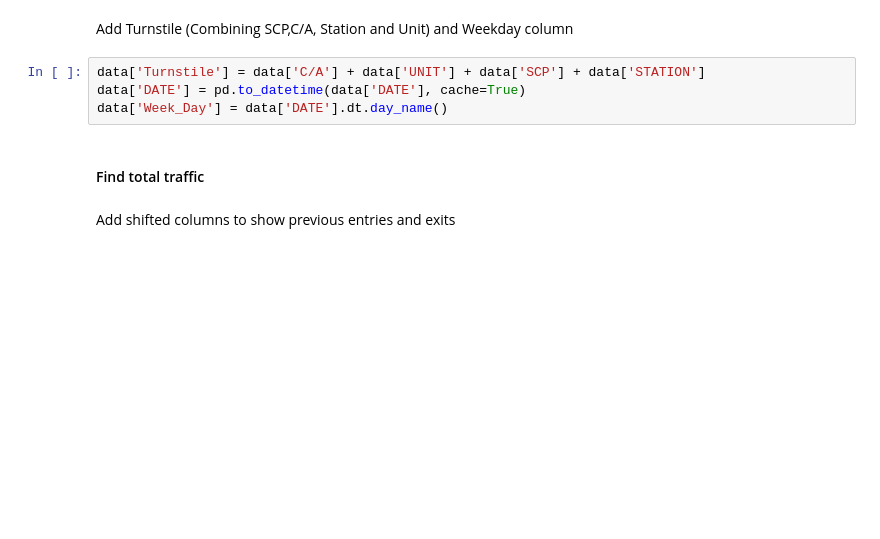
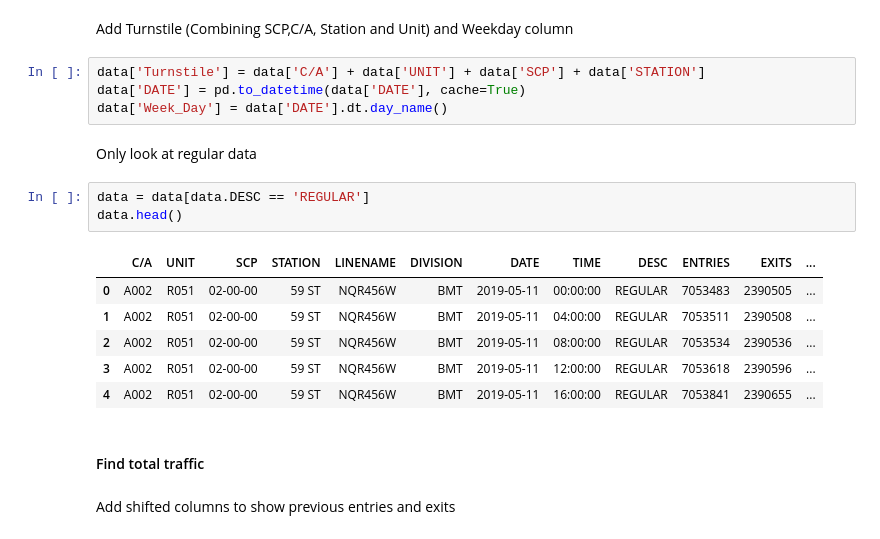
Before and after one commit to racheldilley1/mta-project-1, a Jupyter notebook: Proj2.ipynb, the cells around one changed output. Saved outputs shown, nothing was run; the diff lists cells and outputs as text; blank space fills up the shorter version.

```diff
--- a/Proj2.ipynb
+++ b/Proj2.ipynb
@@ -51,6 +42,18 @@ Add Turnstile (Combining SCP,C/A, Station and Unit) and Weekday column
 data['Turnstile'] = data['C/A'] + data['UNIT'] + data['SCP'] + data['STATION']
 data['DATE'] = pd.to_datetime(data['DATE'], cache=True)
 data['Week_Day'] = data['DATE'].dt.day_name()
+# %% [markdown]
+Only look at regular data
+# %%
+data = data[data.DESC == 'REGULAR']
+data.head()
+# %% [output]
+|  | C/A | UNIT | SCP | STATION | LINENAME | DIVISION | DATE | TIME | DESC | ENTRIES | EXITS | ... |
+| 0 | A002 | R051 | 02-00-00 | 59 ST | NQR456W | BMT | 2019-05-11 | 00:00:00 | REGULAR | 7053483 | 2390505 | ... |
+| 1 | A002 | R051 | 02-00-00 | 59 ST | NQR456W | BMT | 2019-05-11 | 04:00:00 | REGULAR | 7053511 | 2390508 | ... |
+| 2 | A002 | R051 | 02-00-00 | 59 ST | NQR456W | BMT | 2019-05-11 | 08:00:00 | REGULAR | 7053534 | 2390536 | ... |
+| 3 | A002 | R051 | 02-00-00 | 59 ST | NQR456W | BMT | 2019-05-11 | 12:00:00 | REGULAR | 7053618 | 2390596 | ... |
+| 4 | A002 | R051 | 02-00-00 | 59 ST | NQR456W | BMT | 2019-05-11 | 16:00:00 | REGULAR | 7053841 | 2390655 | ... |
 # %% [markdown]
 #### Find total traffic
 # %% [markdown]
```
Also changed, not shown: parts of 18 cells of this notebook.
